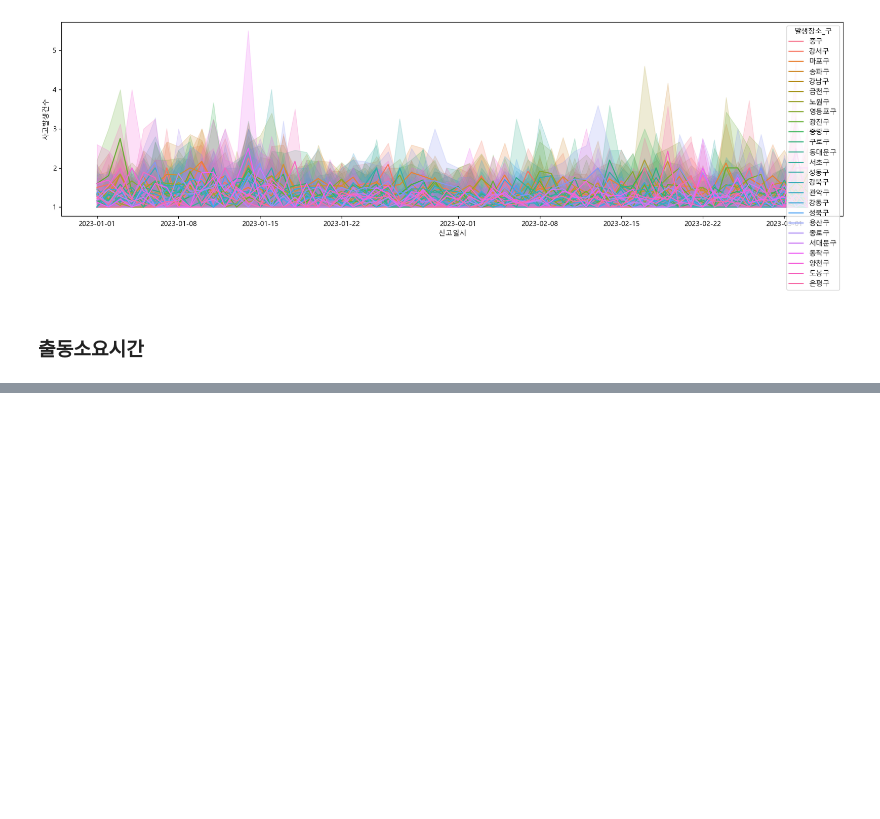
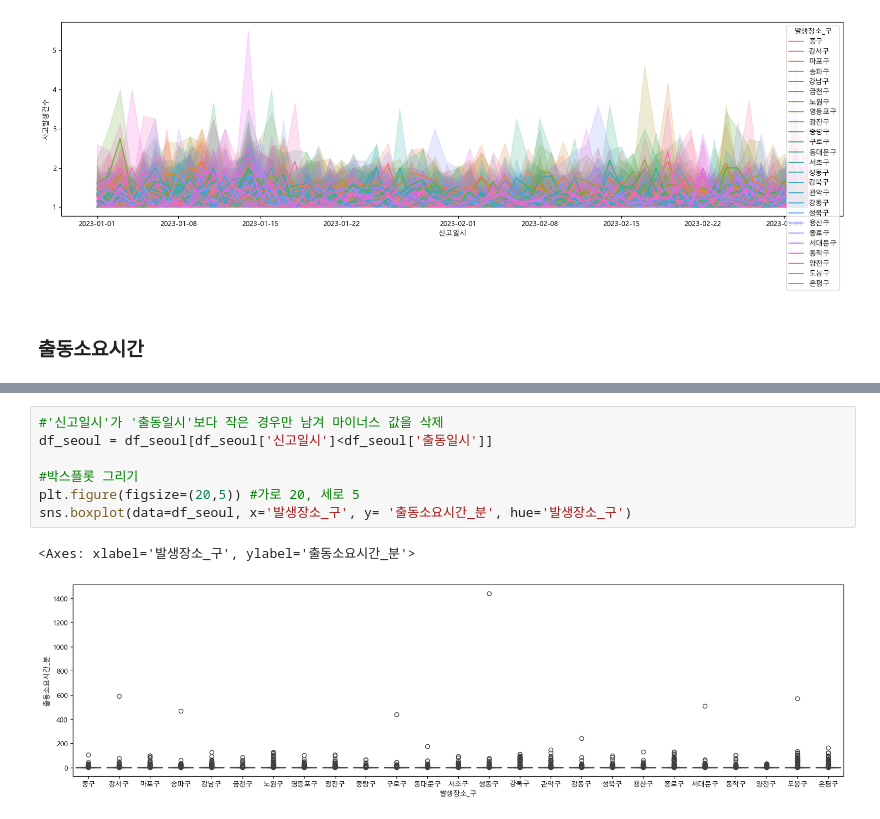
Before and after one commit to JuyeongKime2/FireRescueDataAnalysis_pj, a Jupyter notebook: pandas.ipynb, the cells around one changed output, grey strips where cells are left out. Cells and saved outputs as stored; diff of their text form; blank space fills up the shorter version.

Commit message:
add: 이상치 처리과정 및 박스플롯 추가

```diff
--- a/pandas.ipynb
+++ b/pandas.ipynb
@@ -952,0 +1088,10 @@ df_seoul
+# %%
+#'신고일시'가 '출동일시'보다 작은 경우만 남겨 마이너스 값을 삭제
+df_seoul = df_seoul[df_seoul['신고일시']<df_seoul['출동일시']]
+
+#박스플롯 그리기
+plt.figure(figsize=(20,5)) #가로 20, 세로 5
+sns.boxplot(data=df_seoul, x='발생장소_구', y= '출동소요시간_분', hue='발생장소_구')
+# %% [output]
+<Axes: xlabel='발생장소_구', ylabel='출동소요시간_분'>
+[figure, added]
```
Also changed, not shown: parts of 16 cells of this notebook.
